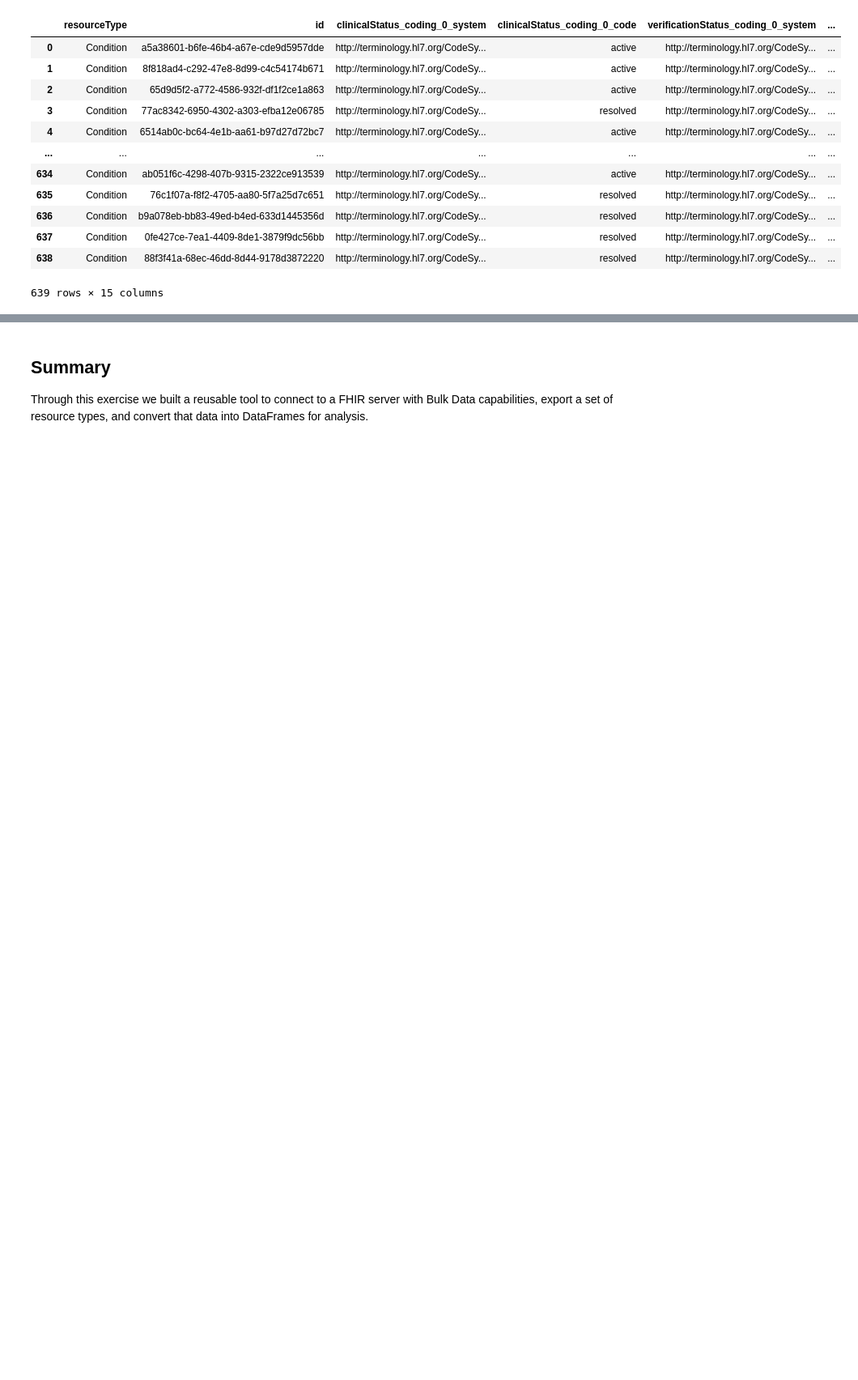
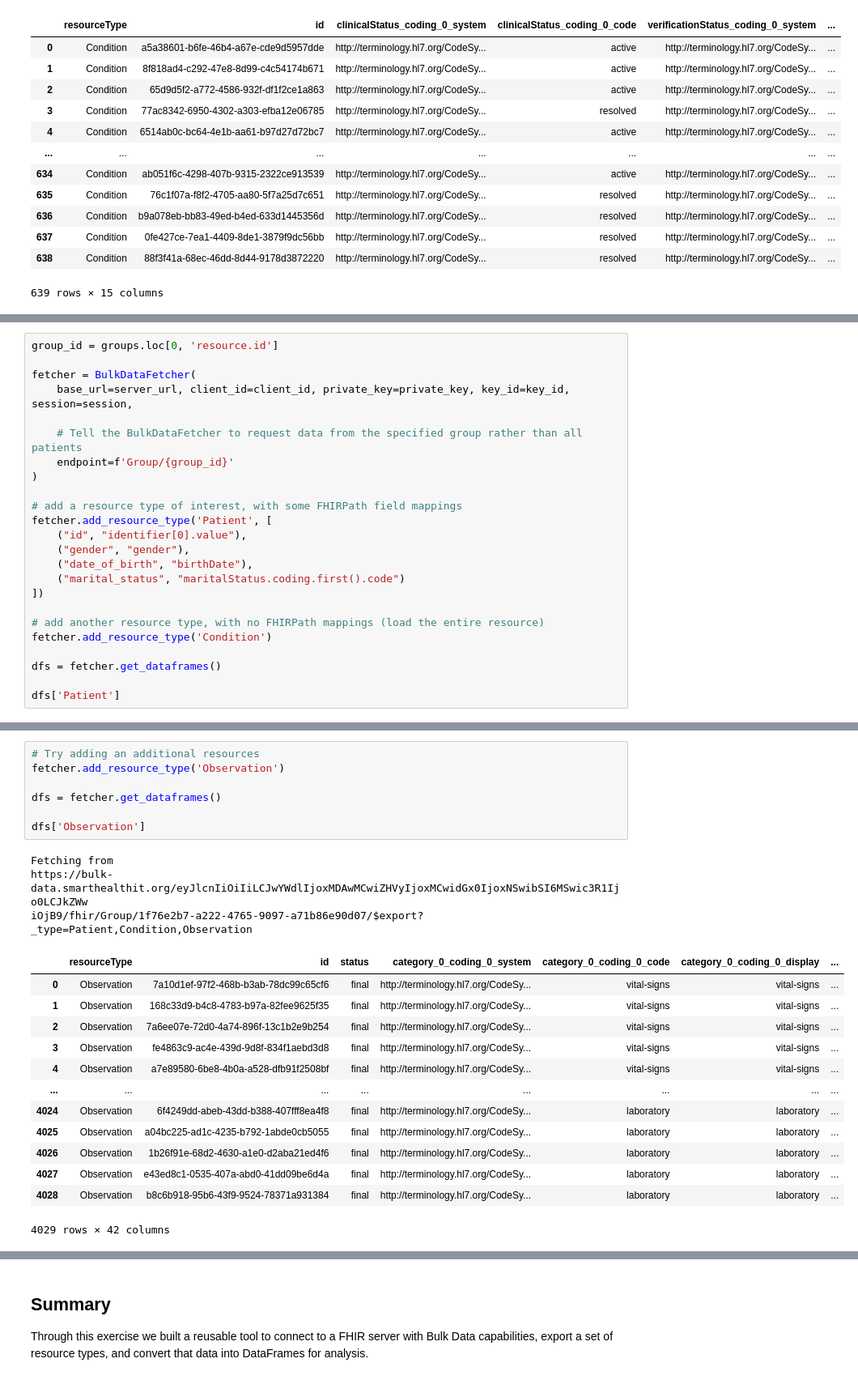
Before and after one commit to mitre/fhir-for-research, a Jupyter notebook: workshops/fhir-bulk-data/notebook.ipynb, the cells around one changed output, grey strips where cells are left out. Shown at 81% size. Drawn from its saved outputs; the diff is of its cells as text; blank space fills up the shorter version.

Commit message:
Update bulk data workshop materials

```diff
--- a/workshops/fhir-bulk-data/notebook.ipynb
+++ b/workshops/fhir-bulk-data/notebook.ipynb
@@ -722,0 +874,24 @@ dfs['Condition']
+# %%
+group_id = groups.loc[0, 'resource.id']
+
+fetcher = BulkDataFetcher(
+    base_url=server_url, client_id=client_id, private_key=private_key, key_id=key_id, session=session,
+
+    # Tell the BulkDataFetcher to request data from the specified group rather than all patients
+    endpoint=f'Group/{group_id}'
+)
+
+# add a resource type of interest, with some FHIRPath field mappings
+fetcher.add_resource_type('Patient', [
+    ("id", "identifier[0].value"),
+    ("gender", "gender"),
+    ("date_of_birth", "birthDate"),
+    ("marital_status", "maritalStatus.coding.first().code")
+])
+
+# add another resource type, with no FHIRPath mappings (load the entire resource)
+fetcher.add_resource_type('Condition')
+
+dfs = fetcher.get_dataframes()
+
+dfs['Patient']
@@ -722,0 +940,24 @@ dfs['Condition']
+# %%
+# Try adding an additional resources
+fetcher.add_resource_type('Observation')
+
+dfs = fetcher.get_dataframes()
+
+dfs['Observation']
+# %% [output]
+Fetching from
+https://bulk-data.smarthealthit.org/eyJlcnIiOiIiLCJwYWdlIjoxMDAwMCwiZHVyIjoxMCwidGx0IjoxNSwibSI6MSwic3R1Ijo0LCJkZWw
+iOjB9/fhir/Group/1f76e2b7-a222-4765-9097-a71b86e90d07/$export?_type=Patient,Condition,Observation
+|  | resourceType | id | status | category_0_coding_0_system | category_0_coding_0_code | category_0_coding_0_display | ... |
+| 0 | Observation | 7a10d1ef-97f2-468b-b3ab-78dc99c65cf6 | final | http://terminology.hl7.org/CodeSy... | vital-signs | vital-signs | ... |
+| 1 | Observation | 168c33d9-b4c8-4783-b97a-82fee9625f35 | final | http://terminology.hl7.org/CodeSy... | vital-signs | vital-signs | ... |
+| 2 | Observation | 7a6ee07e-72d0-4a74-896f-13c1b2e9b254 | final | http://terminology.hl7.org/CodeSy... | vital-signs | vital-signs | ... |
+| 3 | Observation | fe4863c9-ac4e-439d-9d8f-834f1aebd3d8 | final | http://terminology.hl7.org/CodeSy... | vital-signs | vital-signs | ... |
+| 4 | Observation | a7e89580-6be8-4b0a-a528-dfb91f2508bf | final | http://terminology.hl7.org/CodeSy... | vital-signs | vital-signs | ... |
+| ... | ... | ... | ... | ... | ... | ... | ... |
+| 4024 | Observation | 6f4249dd-abeb-43dd-b388-407fff8ea4f8 | final | http://terminology.hl7.org/CodeSy... | laboratory | laboratory | ... |
+| 4025 | Observation | a04bc225-ad1c-4235-b792-1abde0cb5055 | final | http://terminology.hl7.org/CodeSy... | laboratory | laboratory | ... |
+| 4026 | Observation | 1b26f91e-68d2-4630-a1e0-d2aba21ed4f6 | final | http://terminology.hl7.org/CodeSy... | laboratory | laboratory | ... |
+| 4027 | Observation | e43ed8c1-0535-407a-abd0-41dd09be6d4a | final | http://terminology.hl7.org/CodeSy... | laboratory | laboratory | ... |
+| 4028 | Observation | b8c6b918-95b6-43f9-9524-78371a931384 | final | http://terminology.hl7.org/CodeSy... | laboratory | laboratory | ... |
+4029 rows × 42 columns
```
Also changed, not shown: parts of 44 cells of this notebook, 7 other files.
